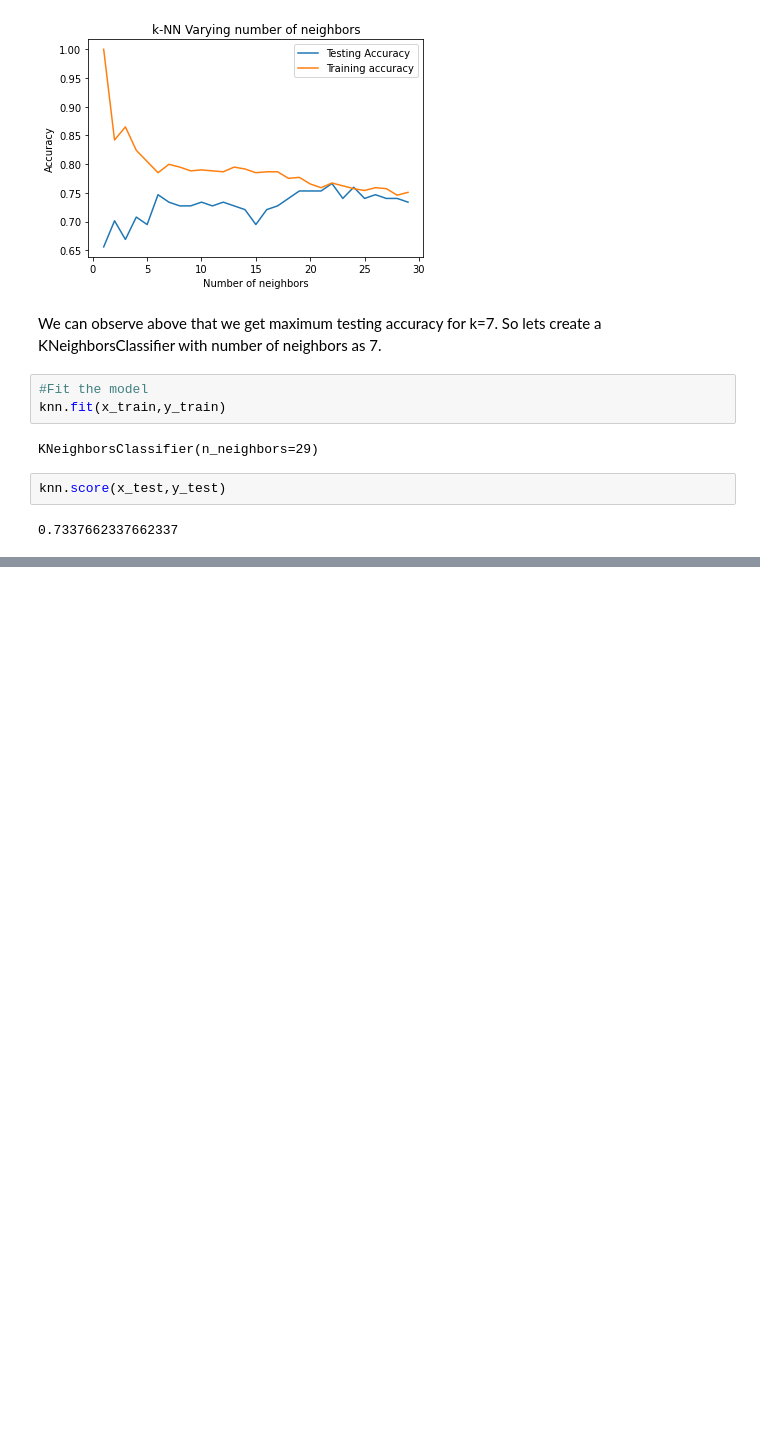
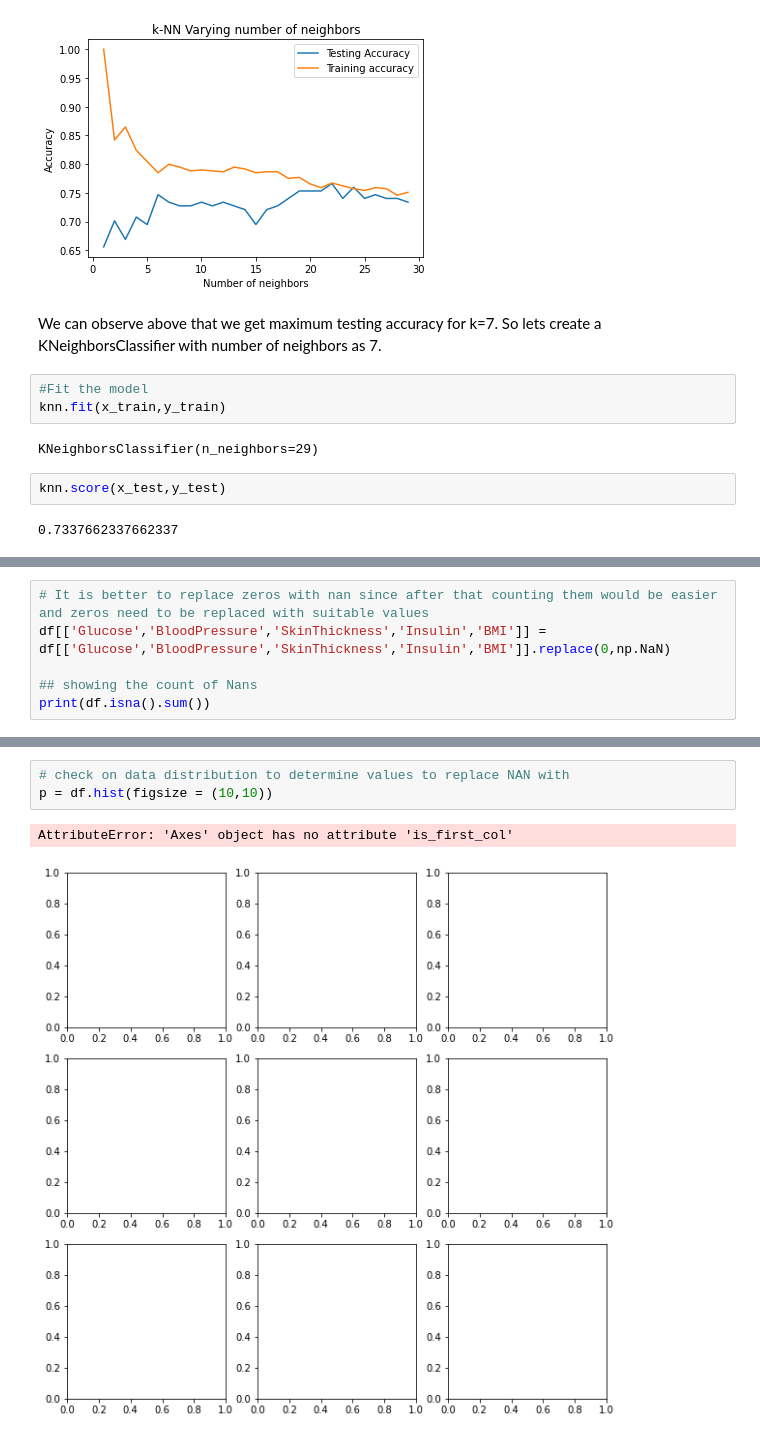
Before and after one commit to PETERNJUGU4/PREDICTING_WHETHER_-ONE-_HAVE_DIABETES_USING_KNN_MODEL, a Jupyter notebook: index.ipynb, the cells around one changed output, grey strips where cells are left out. Cells and saved outputs as stored; diff of their text form; blank space fills up the shorter version.

```diff
--- a/index.ipynb
+++ b/index.ipynb
@@ -155,0 +160,6 @@ knn.score(x_test,y_test)
+# %%
+# It is better to replace zeros with nan since after that counting them would be easier and zeros need to be replaced with suitable values
+df[['Glucose','BloodPressure','SkinThickness','Insulin','BMI']] = df[['Glucose','BloodPressure','SkinThickness','Insulin','BMI']].replace(0,np.NaN)
+
+## showing the count of Nans
+print(df.isna().sum())
@@ -155,0 +177,6 @@ knn.score(x_test,y_test)
+# %%
+# check on data distribution to determine values to replace NAN with
+p = df.hist(figsize = (10,10))
+# %% [output]
+AttributeError: 'Axes' object has no attribute 'is_first_col'
+[figure, added]
```
Also changed, not shown: parts of 6 cells of this notebook.
